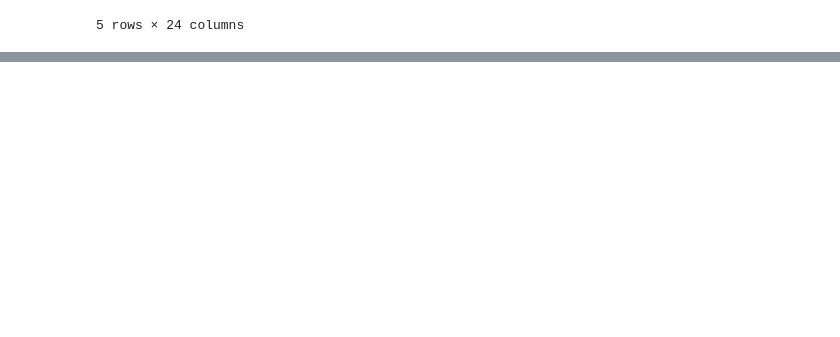
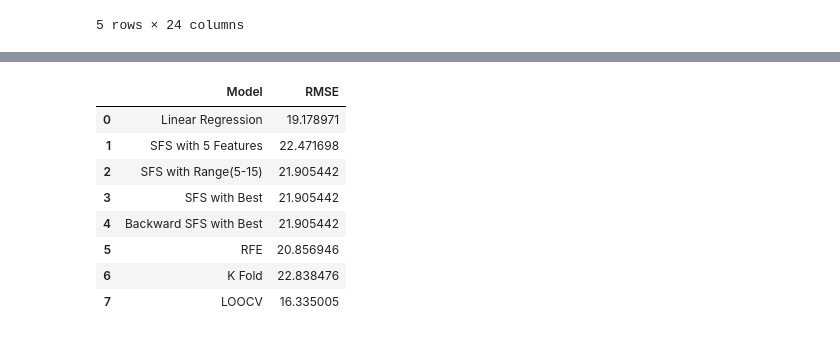
Before and after one commit to ajay-ajzkrish/learn_ml, a Jupyter notebook: week1/Appliance Energy/DSE_LinearRegression_AppEnergy_Final_EDA_1_0.ipynb, the cells around one changed output, grey strips where cells are left out. Saved outputs shown, nothing was run; the diff lists cells and outputs as text; code cells hidden in the pictures; blank space fills up the shorter version.

```diff
--- a/Appliance Energy/DSE_LinearRegression_AppEnergy_Final_EDA_1_0.ipynb
+++ b/week1/Appliance Energy/DSE_LinearRegression_AppEnergy_Final_EDA_1_0.ipynb
@@ -638,0 +931,19 @@ df_energy.head()
+# %%
+kf = KFold(n_splits=5,shuffle=True, random_state=1)
+# %%
+lr = LinearRegression()
+prediction_ml = []
+rmse_kf = []
+
+for train_index, test_index in kf.split(xtrain):
+    kf_xtrain = xtrain.iloc[train_index]
+    kf_xtest = xtrain.iloc[test_index]
+    kf_ytrain = ytrain.iloc[train_index]
+    kf_ytest = ytrain.iloc[test_index]
+
+    prediction_ml.append(lr.fit(kf_xtrain, kf_ytrain).predict(kf_xtest))
+
+
+    kfold=lr.fit(kf_xtrain,kf_ytrain)
+    pred = kfold.predict(kf_xtest)
+    rmse_kf.append(np.sqrt(mean_squared_error(kf_ytest,pred)))
@@ -638,0 +972,35 @@ df_energy.head()
+# %%
+from sklearn.model_selection import LeaveOneOut
+lr = LinearRegression()
+
+loocv = LeaveOneOut()
+
+loocv_rmse = []
+loocv_score = []
+
+
+for train_index, test_index in loocv.split(xtrain):
+    loocv_xtrain = xtrain.iloc[train_index]
+    loocv_xtest = xtrain.iloc[test_index]
+    loocv_ytrain = ytrain.iloc[train_index]
+    loocv_ytest = ytrain.iloc[test_index]
+
+    loocv_score.append(lr.fit(loocv_xtrain, loocv_ytrain).predict(loocv_xtest))
+
+
+    loocv=lr.fit(loocv_xtrain,loocv_ytrain)
+    pred = loocv.predict(loocv_xtest)
+    loocv_rmse.append(np.sqrt(mean_squared_error(loocv_ytest,pred)))
+# %%
+update_performance(name = 'LOOCV', model = loocv_rmse)
+perf_score
+# %% [output]
+|  | Model | RMSE |
+| 0 | Linear Regression | 19.178971 |
+| 1 | SFS with 5 Features | 22.471698 |
+| 2 | SFS with Range(5-15) | 21.905442 |
+| 3 | SFS with Best | 21.905442 |
+| 4 | Backward SFS with Best | 21.905442 |
+| 5 | RFE | 20.856946 |
+| 6 | K Fold | 22.838476 |
+| 7 | LOOCV | 16.335005 |
```
Also changed, not shown: parts of 44 cells of this notebook, 48 other files.
